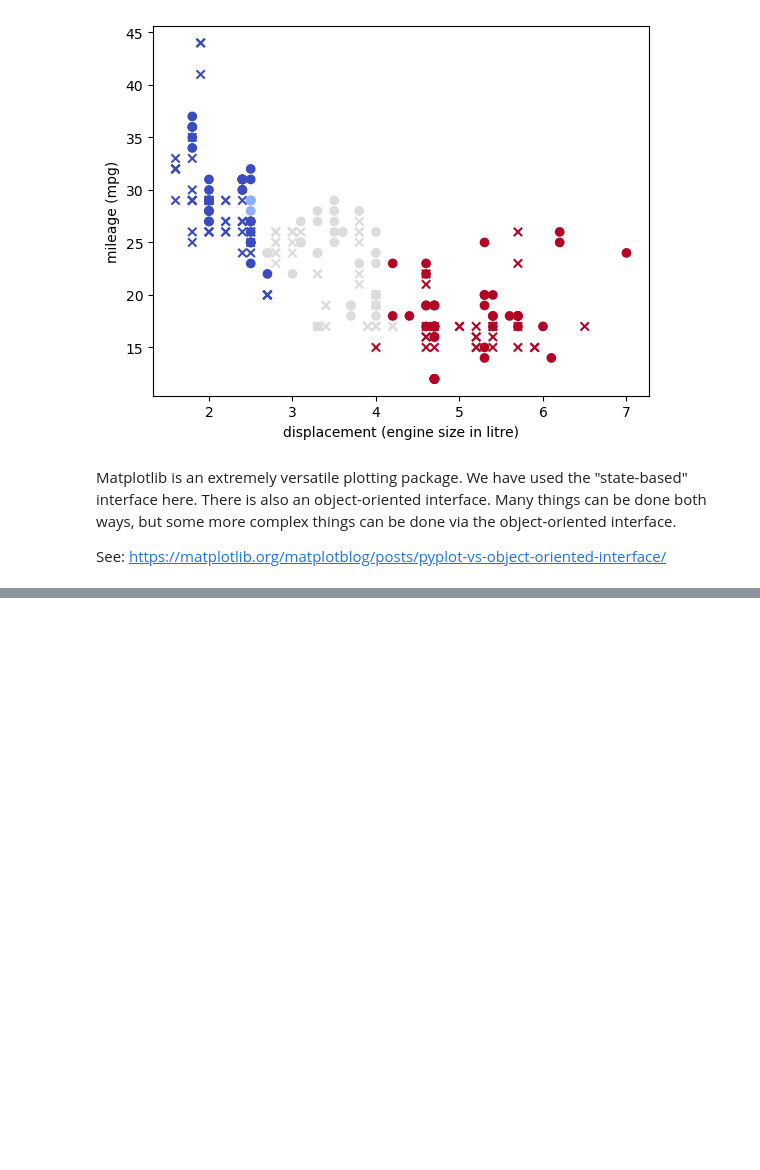
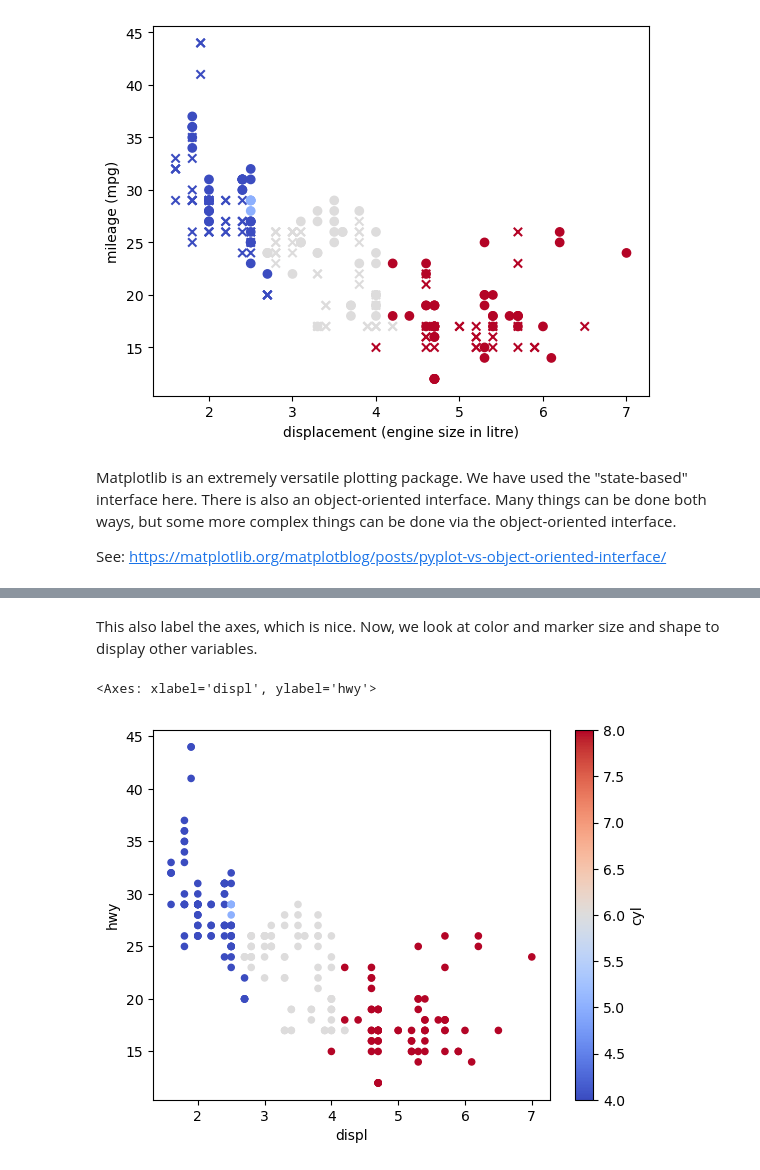
Before and after one commit to JoeZhang1000/SDS3386-Midterm-Summary, a Jupyter notebook: SDS 3386 Midterm Summary.ipynb, the cells around one changed output, grey strips where cells are left out. Cells and saved outputs as stored; diff of their text form; code cells hidden in the pictures; blank space fills up the shorter version.

```diff
--- a/SDS 3386 Midterm Summary.ipynb
+++ b/SDS 3386 Midterm Summary.ipynb
@@ -165,0 +285,8 @@ We want to now read a full mpg dataset. However, we have a problem. The loadtxt
+# %% [markdown]
+This also label the axes, which is nice. Now, we look at color and marker size and shape to display other variables.
+# %%
+# Use colors to illustrate the number of cylinders
+mpg.plot.scatter('displ', 'hwy', c = 'cyl', cmap = 'coolwarm')
+# %% [output]
+<Axes: xlabel='displ', ylabel='hwy'>
+[figure, added]
```
Also changed, not shown: parts of 36 cells of this notebook.
